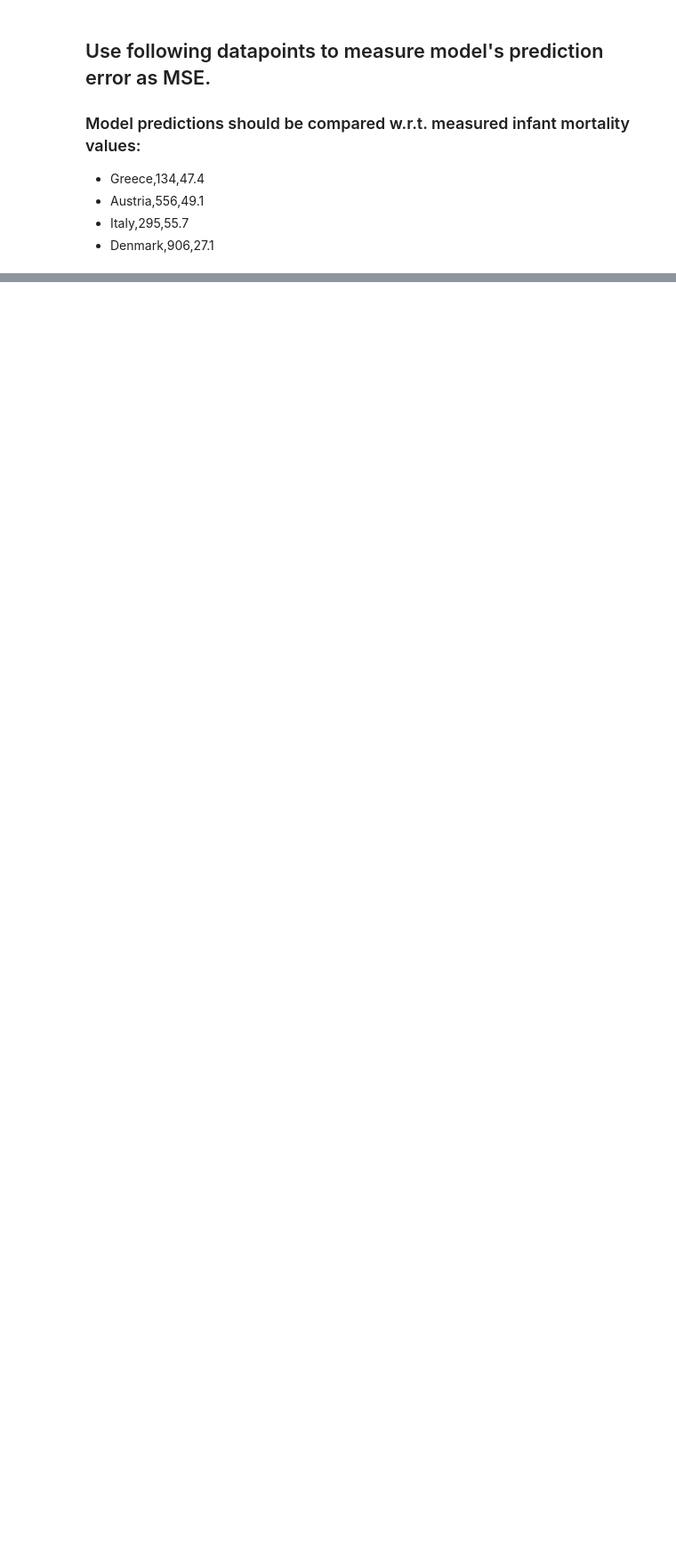
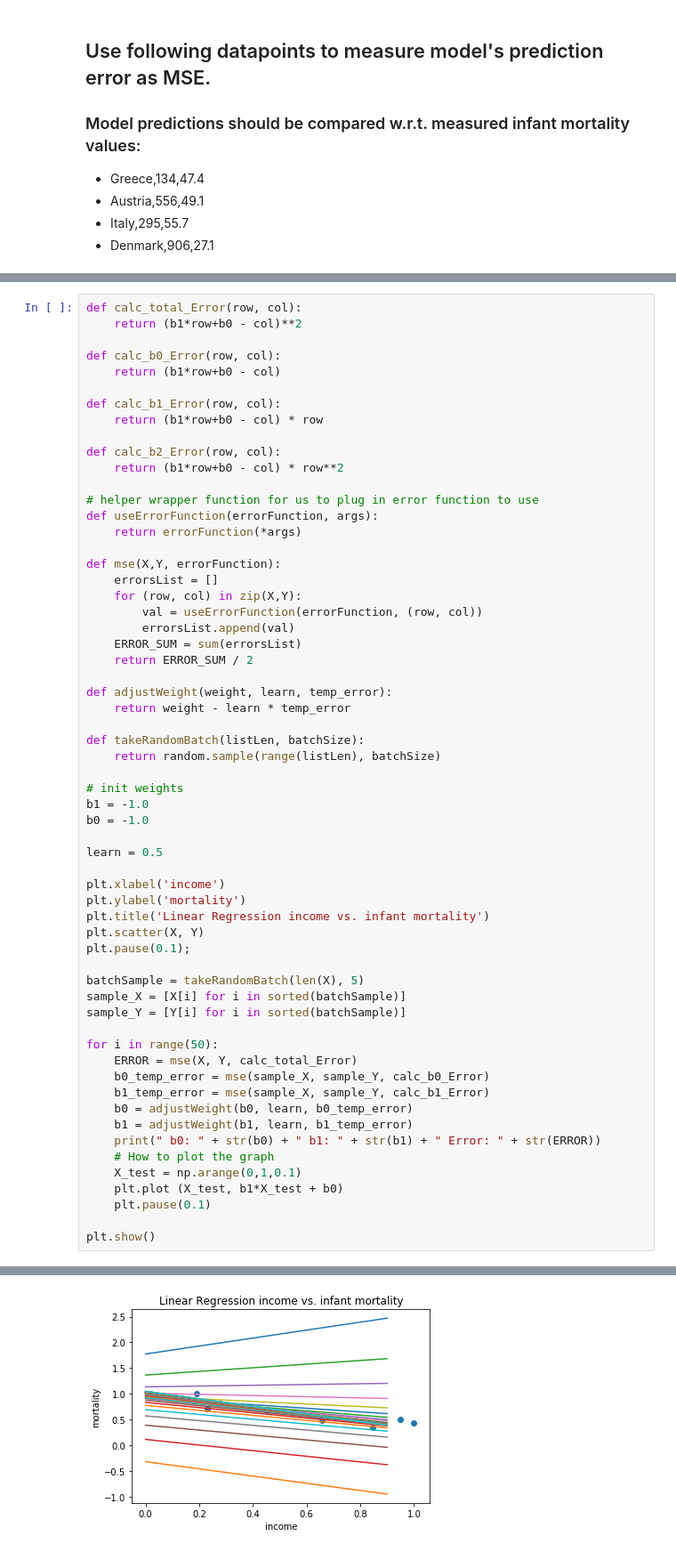
Before and after one commit to NguyenDa18/CS491_MachineLearning_Notes, a Jupyter notebook: Regression_GDO_Lab.ipynb, the cells around one changed output, grey strips where cells are left out. Shown: that part at 89% size. Drawn from its saved outputs; the diff is of its cells as text; blank space fills up the shorter version.

```diff
--- a/Regression_GDO_Lab.ipynb
+++ b/Regression_GDO_Lab.ipynb
@@ -125,0 +121,61 @@ plt.show()
+# %%
+def calc_total_Error(row, col):
+    return (b1*row+b0 - col)**2
+
+def calc_b0_Error(row, col):
+    return (b1*row+b0 - col)
+
+def calc_b1_Error(row, col):
+    return (b1*row+b0 - col) * row
+
+def calc_b2_Error(row, col):
+    return (b1*row+b0 - col) * row**2
+
+# helper wrapper function for us to plug in error function to use
+def useErrorFunction(errorFunction, args):
+    return errorFunction(*args)
+
+def mse(X,Y, errorFunction):
+    errorsList = []
+    for (row, col) in zip(X,Y):
+        val = useErrorFunction(errorFunction, (row, col))
+        errorsList.append(val)
+    ERROR_SUM = sum(errorsList)
+    return ERROR_SUM / 2
+
+def adjustWeight(weight, learn, temp_error):
+    return weight - learn * temp_error
+
+def takeRandomBatch(listLen, batchSize):
+    return random.sample(range(listLen), batchSize)
+
+# init weights
+b1 = -1.0
+b0 = -1.0
+
+learn = 0.5
+
+plt.xlabel('income')
+plt.ylabel('mortality')
+plt.title('Linear Regression income vs. infant mortality')
+plt.scatter(X, Y)
+plt.pause(0.1);
+
+batchSample = takeRandomBatch(len(X), 5)
+sample_X = [X[i] for i in sorted(batchSample)]
+sample_Y = [Y[i] for i in sorted(batchSample)]
+
+for i in range(50):
+    ERROR = mse(X, Y, calc_total_Error)
+    b0_temp_error = mse(sample_X, sample_Y, calc_b0_Error)
+    b1_temp_error = mse(sample_X, sample_Y, calc_b1_Error)
+    b0 = adjustWeight(b0, learn, b0_temp_error)
+    b1 = adjustWeight(b1, learn, b1_temp_error)
+    print(" b0: " + str(b0) + " b1: " + str(b1) + " Error: " + str(ERROR))
+    # How to plot the graph
+    X_test = np.arange(0,1,0.1)
+    plt.plot (X_test, b1*X_test + b0)
+    plt.pause(0.1)
+
+plt.show()
+# %% [output]
@@ -126,3 +199,4 @@ plt.show()
+[figure, added]
 # %% [markdown]
 # Review Questions
 1. What are the model’s parameter values and measured MSE for the test datapoints at the
```
Also changed, not shown: parts of 5 cells of this notebook.
